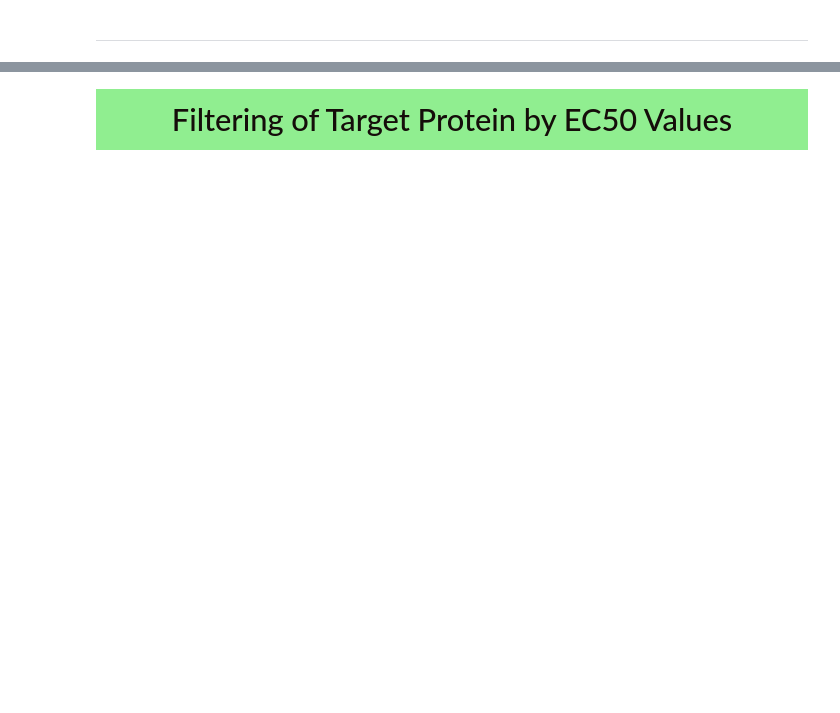
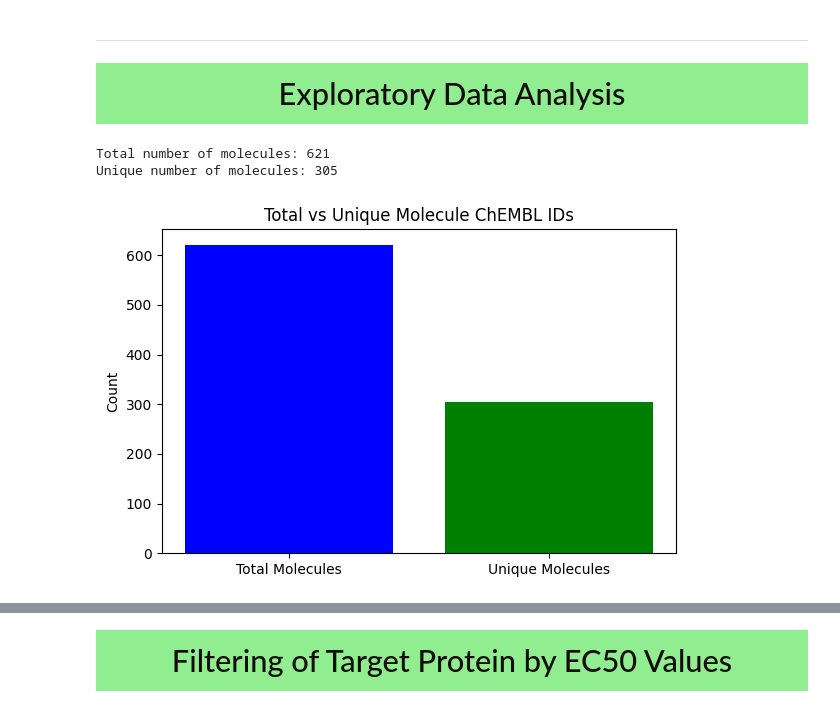
Before and after one commit to FrederickMappin/CADD_Query_ChEMBL, a Jupyter notebook: Query_ChEMBL.ipynb, the cells around one changed output, grey strips where cells are left out. Saved outputs shown, nothing was run; the diff lists cells and outputs as text; code cells hidden in the pictures; blank space fills up the shorter version.

```diff
--- a/Query_ChEMBL.ipynb
+++ b/Query_ChEMBL.ipynb
@@ -313,3 +315,49 @@ files.download('IC50_bioactivity_data_preprocessed.csv')
 [interactive output not drawn]
 # %% [markdown]
 ---
+# %%
+# @title
+# Define the HTML and CSS for the banner
+banner_html = """
+<div style="padding:20px;
+            color:#150d0a;
+            margin:0px;
+            font-size:220%;
+            text-align:center;
+            display:block;
+            border-width: 5px;
+            border-style: solid;
+            border-color: #150d0a;
+            background-color: #90EE90;
+            overflow:hidden;
+            font-weight:500;
+            border-radius: 0;">
+    Exploratory Data Analysis
+</div>
+<center>
+"""
+
+# Display the banner
+display(HTML(banner_html))
+# %% [output]
+Exploratory Data Analysis
+# %%
+ # Calculate total and unique molecule_chembl_id counts
+total_molecules = df4['molecule_chembl_id'].count()
+unique_molecules = df4['molecule_chembl_id'].nunique()
+print(f"Total number of molecules: {total_molecules}")
+print(f"Unique number of molecules: {unique_molecules}")
+
+# Create a bar plot for total vs unique molecule_chembl_id counts
+plt.figure(figsize=(6, 4))
+plt.bar(['Total Molecules', 'Unique Molecules'], [total_molecules, unique_molecules], color=['blue', 'green'])
+plt.title('Total vs Unique Molecule ChEMBL IDs')
+plt.ylabel('Count')
+plt.tight_layout()
+
+# Show the figure
+plt.show()
+# %% [output]
+Total number of molecules: 621
+Unique number of molecules: 305
+[figure, added]
```
Also changed, not shown: parts of 18 cells of this notebook.
